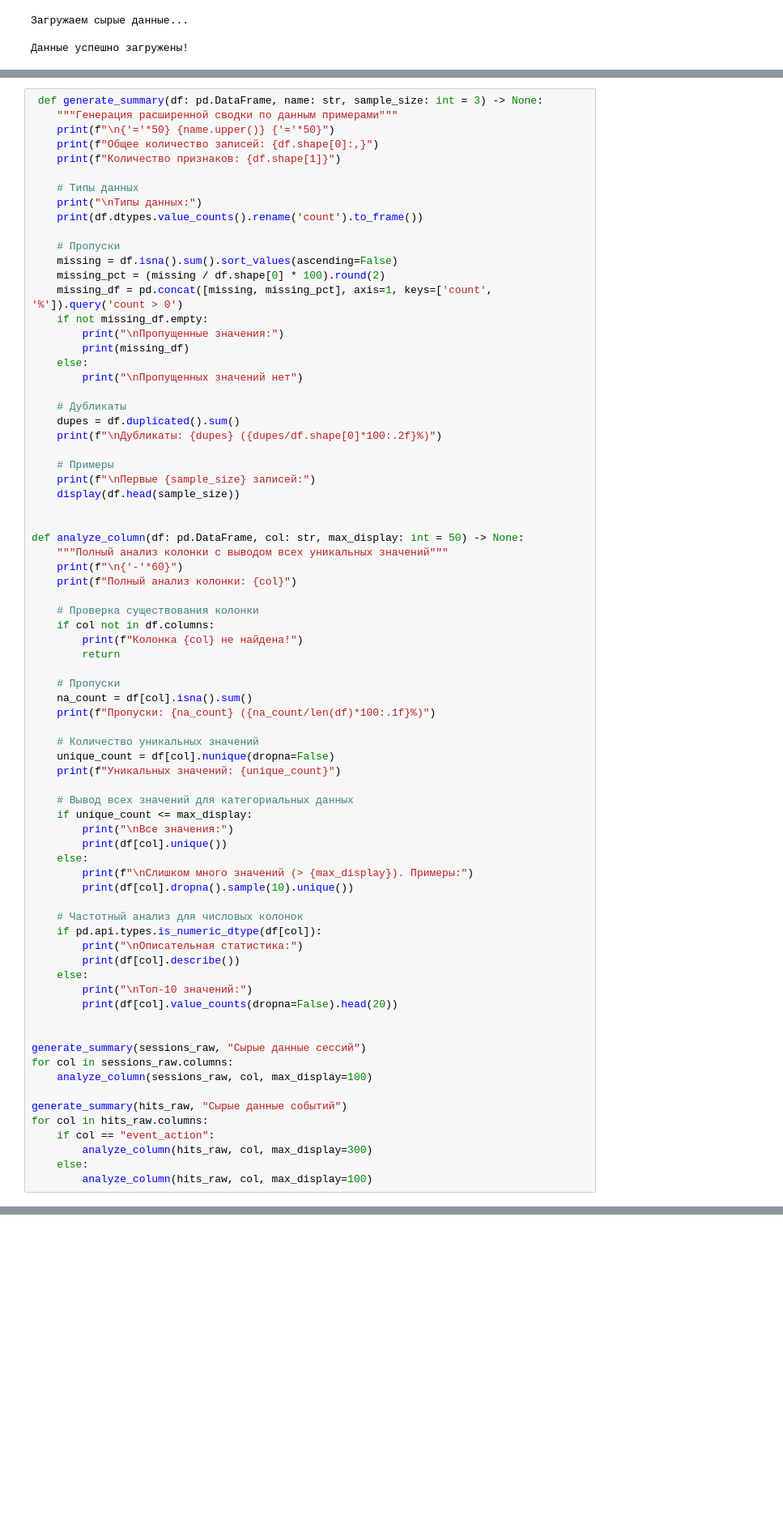
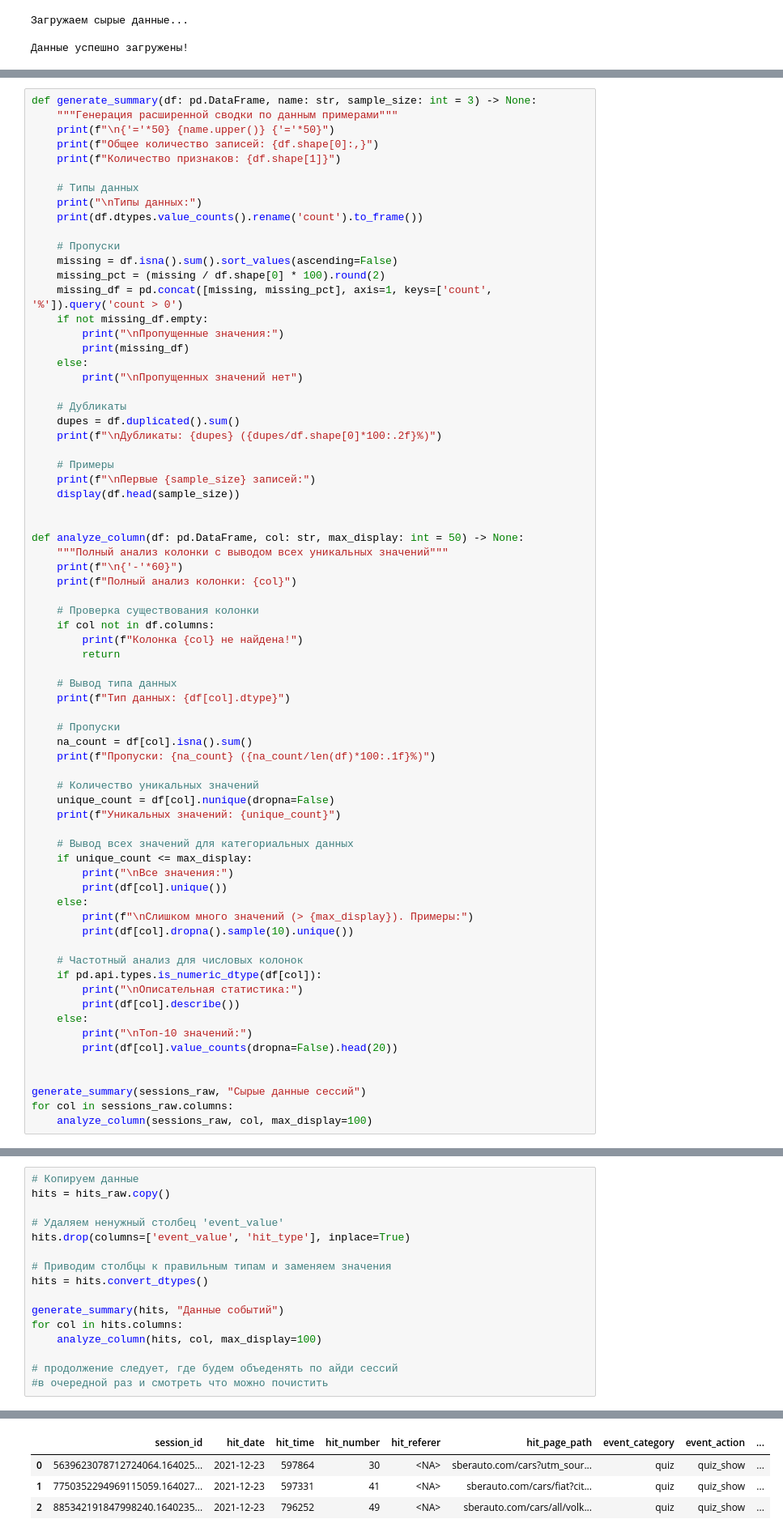
Before and after one commit to ListAloe/MIFIHackatonSberAutoSubscriptionAnalysis, a Jupyter notebook: notebooks/data_preprocessing/data_preprocessing.ipynb, the cells around one changed output, grey strips where cells are left out. Shown at 81% size. Cells and saved outputs as stored; diff of their text form; blank space fills up the shorter version.

```diff
--- a/notebooks/data_preprocessing/data_preprocessing.ipynb
+++ b/notebooks/data_preprocessing/data_preprocessing.ipynb
@@ -41,5 +35,5 @@ print("\nДанные успешно загружены!")
 # %%
- def generate_summary(df: pd.DataFrame, name: str, sample_size: int = 3) -> None:
+def generate_summary(df: pd.DataFrame, name: str, sample_size: int = 3) -> None:
     """Генерация расширенной сводки по данным примерами"""
     print(f"\n{'='*50} {name.upper()} {'='*50}")
     print(f"Общее количество записей: {df.shape[0]:,}")
@@ -78,6 +72,9 @@ def analyze_column(df: pd.DataFrame, col: str, max_display: int = 50) -> None:
         print(f"Колонка {col} не найдена!")
         return
 
+    # Вывод типа данных
+    print(f"Тип данных: {df[col].dtype}")
+
     # Пропуски
     na_count = df[col].isna().sum()
     print(f"Пропуски: {na_count} ({na_count/len(df)*100:.1f}%)")
@@ -106,13 +103,6 @@ def analyze_column(df: pd.DataFrame, col: str, max_display: int = 50) -> None:
 generate_summary(sessions_raw, "Сырые данные сессий")
 for col in sessions_raw.columns:
     analyze_column(sessions_raw, col, max_display=100)
-
-generate_summary(hits_raw, "Сырые данные событий")
-for col in hits_raw.columns:
-    if col == "event_action":
-        analyze_column(hits_raw, col, max_display=300)
-    else:
-        analyze_column(hits_raw, col, max_display=100)
 # %% [output]
 ================================================== СЫРЫЕ ДАННЫЕ СЕССИЙ ==================================================
 Общее количество записей: 1,860,042
@@ -482,0 +300,17 @@ print(f"Данные сохранены в: {data_out}")
+# %%
+# Копируем данные
+hits = hits_raw.copy()
+
+# Удаляем ненужный столбец 'event_value'
+hits.drop(columns=['event_value', 'hit_type'], inplace=True)
+
+# Приводим столбцы к правильным типам и заменяем значения
+hits = hits.convert_dtypes()
+
+generate_summary(hits, "Данные событий")
+for col in hits.columns:
+    analyze_column(hits, col, max_display=100)
+
+# продолжение следует, где будем объеденять по айди сессий
+#в очередной раз и смотреть что можно почистить
+# %% [output]
@@ -482,0 +336,4 @@ print(f"Данные сохранены в: {data_out}")
+|  | session_id | hit_date | hit_time | hit_number | hit_referer | hit_page_path | event_category | event_action | ... |
+| 0 | 5639623078712724064.164025... | 2021-12-23 | 597864 | 30 | <NA> | sberauto.com/cars?utm_sour... | quiz | quiz_show | ... |
+| 1 | 7750352294969115059.164027... | 2021-12-23 | 597331 | 41 | <NA> | sberauto.com/cars/fiat?cit... | quiz | quiz_show | ... |
+| 2 | 885342191847998240.1640235... | 2021-12-23 | 796252 | 49 | <NA> | sberauto.com/cars/all/volk... | quiz | quiz_show | ... |
```
Also changed, not shown: parts of 15 cells of this notebook, 2 other files.
